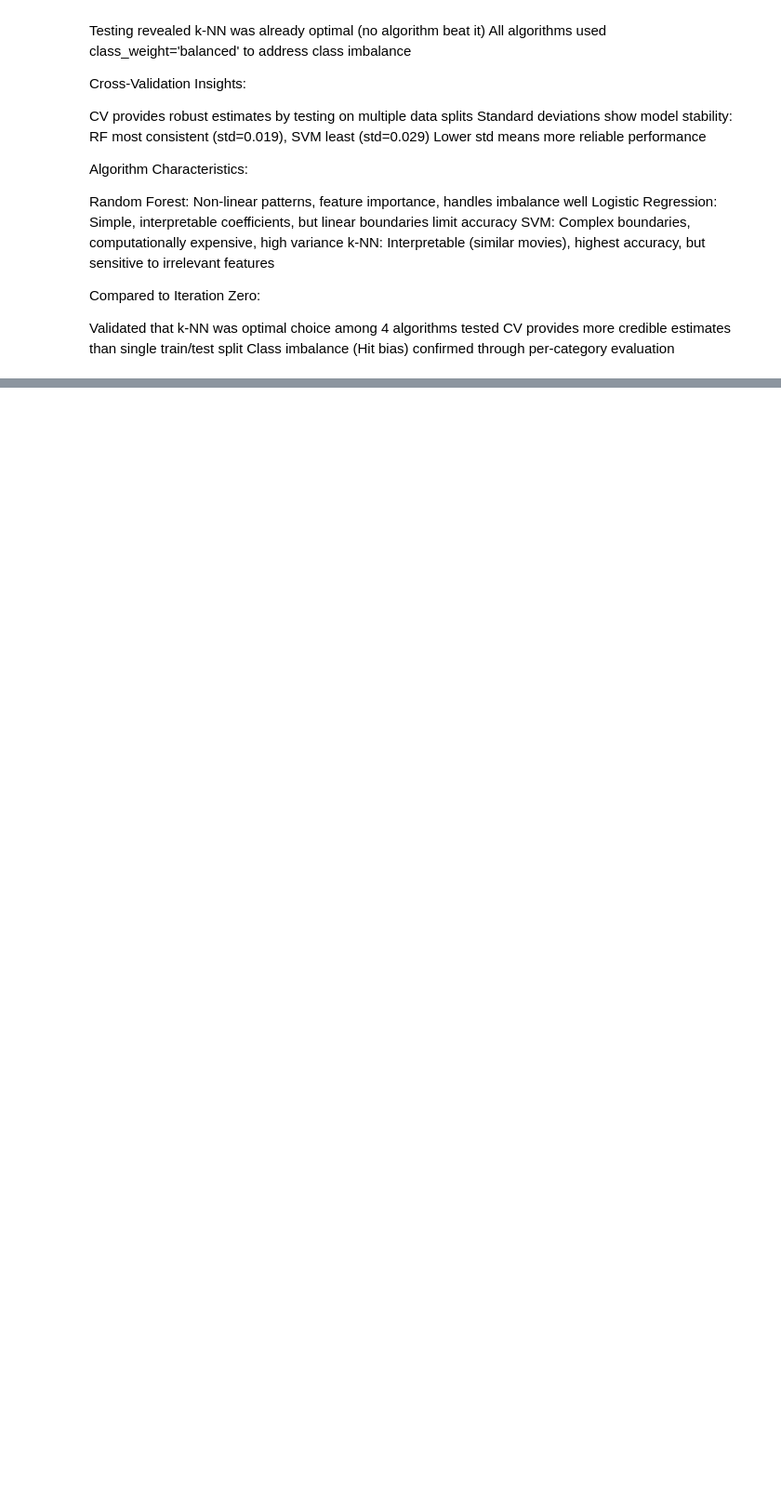
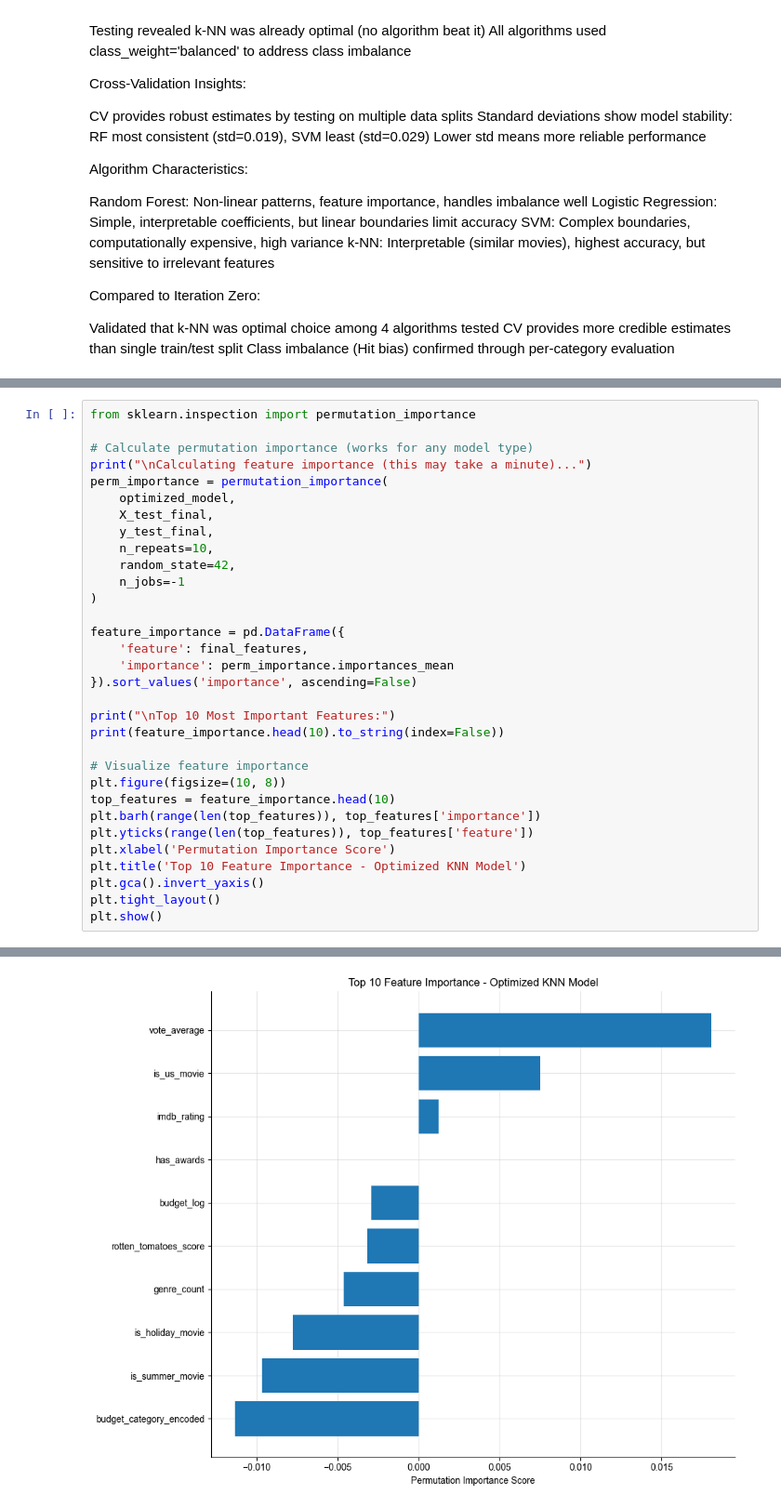
Before and after one commit to AntonDesigns/AI-ML-and-Data, a Jupyter notebook: AI ML Data/Project/Data Provisioning/Data-Provisioning.ipynb, the cells around one changed output, grey strips where cells are left out. Shown at 93% size. Cells and saved outputs as stored; diff of their text form; blank space fills up the shorter version.

```diff
--- a/AI ML Data/Project/Data Provisioning/Data-Provisioning.ipynb
+++ b/AI ML Data/Project/Data Provisioning/Data-Provisioning.ipynb
@@ -1329,0 +1667,33 @@ Class imbalance (Hit bias) confirmed through per-category evaluation
+# %%
+from sklearn.inspection import permutation_importance
+
+# Calculate permutation importance (works for any model type)
+print("\nCalculating feature importance (this may take a minute)...")
+perm_importance = permutation_importance(
+    optimized_model,
+    X_test_final,
+    y_test_final,
+    n_repeats=10,
+    random_state=42,
+    n_jobs=-1
+)
+
+feature_importance = pd.DataFrame({
+    'feature': final_features,
+    'importance': perm_importance.importances_mean
+}).sort_values('importance', ascending=False)
+
+print("\nTop 10 Most Important Features:")
+print(feature_importance.head(10).to_string(index=False))
+
+# Visualize feature importance
+plt.figure(figsize=(10, 8))
+top_features = feature_importance.head(10)
+plt.barh(range(len(top_features)), top_features['importance'])
+plt.yticks(range(len(top_features)), top_features['feature'])
+plt.xlabel('Permutation Importance Score')
+plt.title('Top 10 Feature Importance - Optimized KNN Model')
+plt.gca().invert_yaxis()
+plt.tight_layout()
+plt.show()
+# %% [output]
@@ -1329,0 +1714 @@ Class imbalance (Hit bias) confirmed through per-category evaluation
+[figure, added]
```
Also changed, not shown: parts of 28 cells of this notebook, 20 other files.
